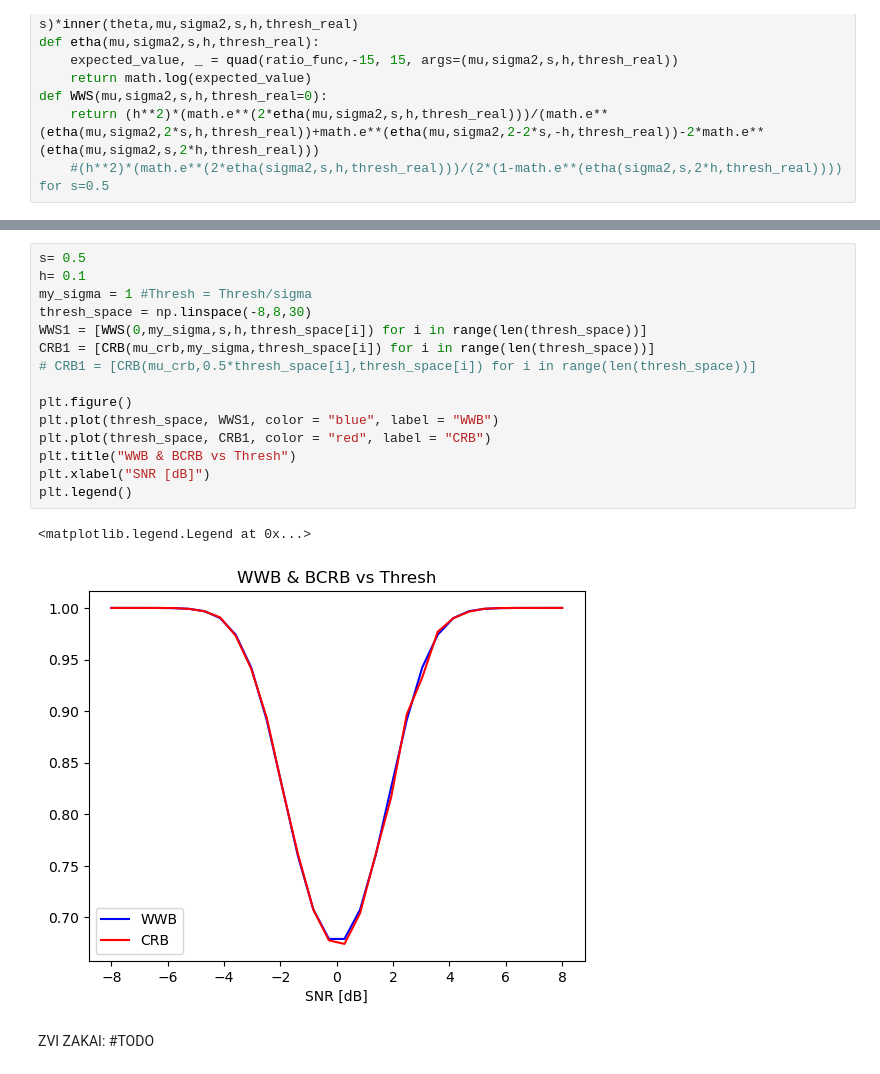
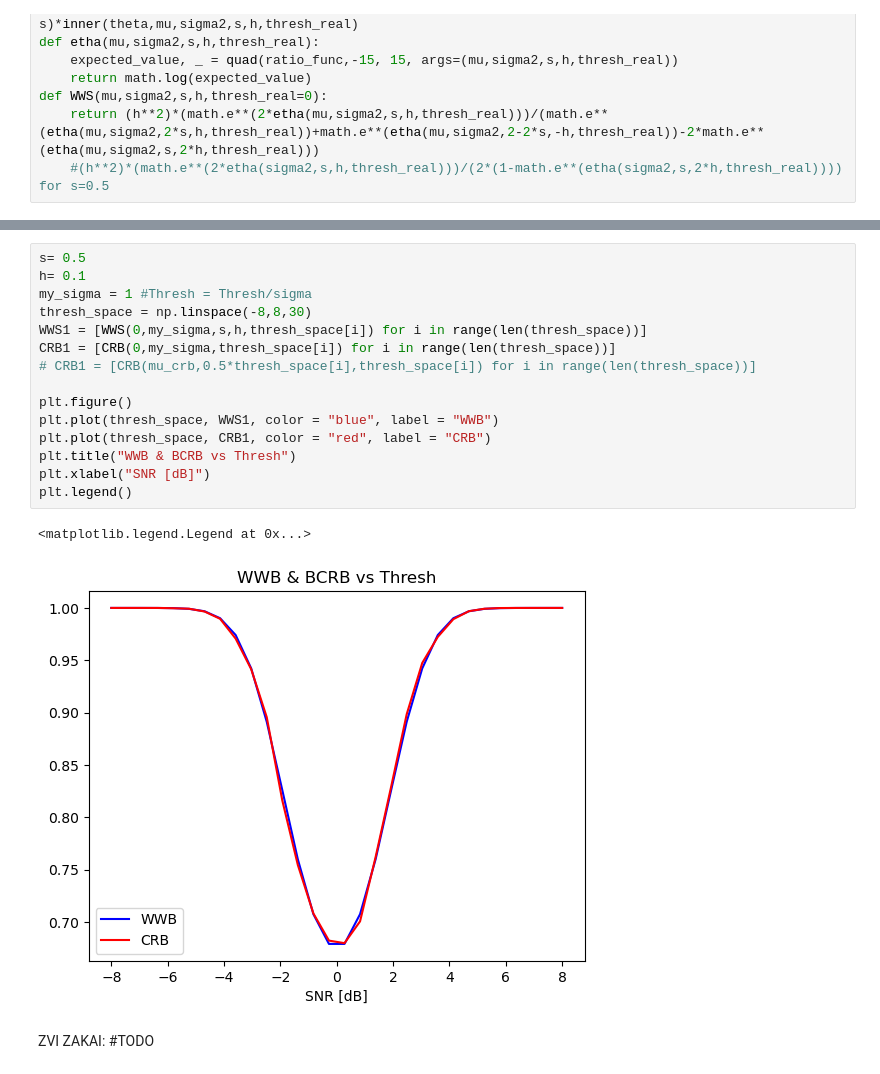
Before and after one commit to mazyaniv/Channel_Estimation, a Jupyter notebook: BOUNDS.ipynb, the cells around one changed output, grey strips where cells are left out. Drawn from its saved outputs; the diff is of its cells as text.

```diff
--- a/BOUNDS.ipynb
+++ b/BOUNDS.ipynb
@@ -114,21 +116,21 @@ plt.legend()
 # %%
 s= 0.5
 h= 0.1
 my_sigma = 1 #Thresh = Thresh/sigma
 thresh_space = np.linspace(-8,8,30)
 WWS1 = [WWS(0,my_sigma,s,h,thresh_space[i]) for i in range(len(thresh_space))]
-CRB1 = [CRB(mu_crb,my_sigma,thresh_space[i]) for i in range(len(thresh_space))]
+CRB1 = [CRB(0,my_sigma,thresh_space[i]) for i in range(len(thresh_space))]
 # CRB1 = [CRB(mu_crb,0.5*thresh_space[i],thresh_space[i]) for i in range(len(thresh_space))]
 
 plt.figure()
 plt.plot(thresh_space, WWS1, color = "blue", label = "WWB")
 plt.plot(thresh_space, CRB1, color = "red", label = "CRB")
 plt.title("WWB & BCRB vs Thresh")
 plt.xlabel("SNR [dB]")
 plt.legend()
 # %% [output]
 <matplotlib.legend.Legend at 0x...>
-[figure, old version]
+[figure, new version]
 # %% [markdown]
 ZVI ZAKAI: #TODO
 # %%
```
Also changed, not shown: parts of 3 cells of this notebook.
